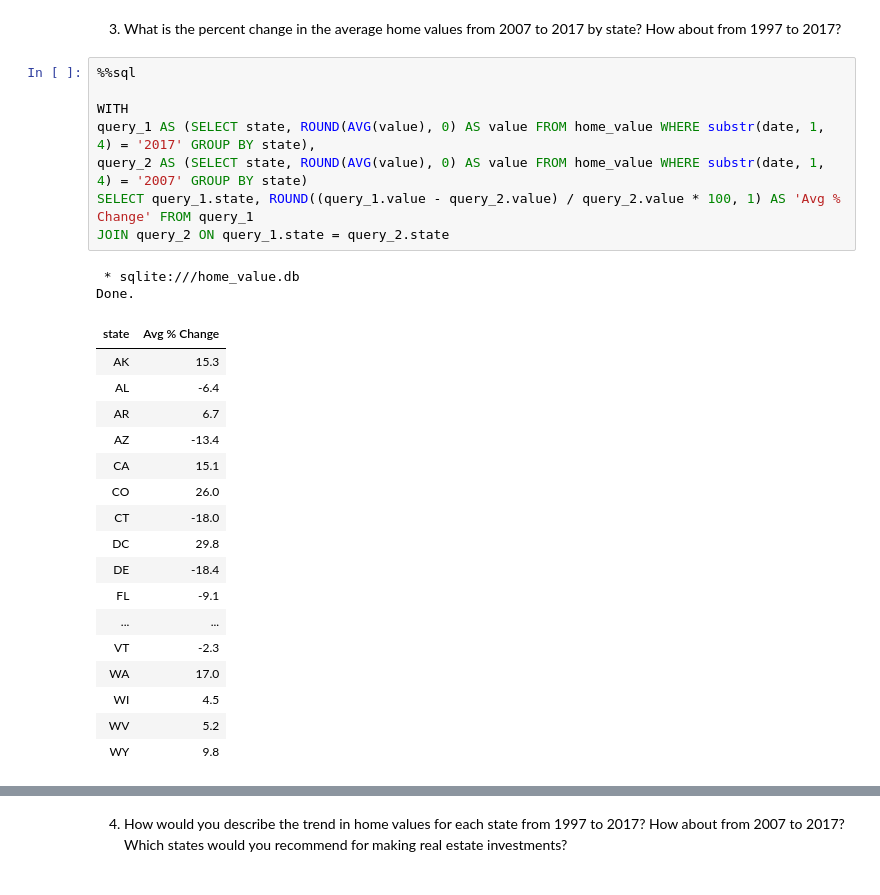
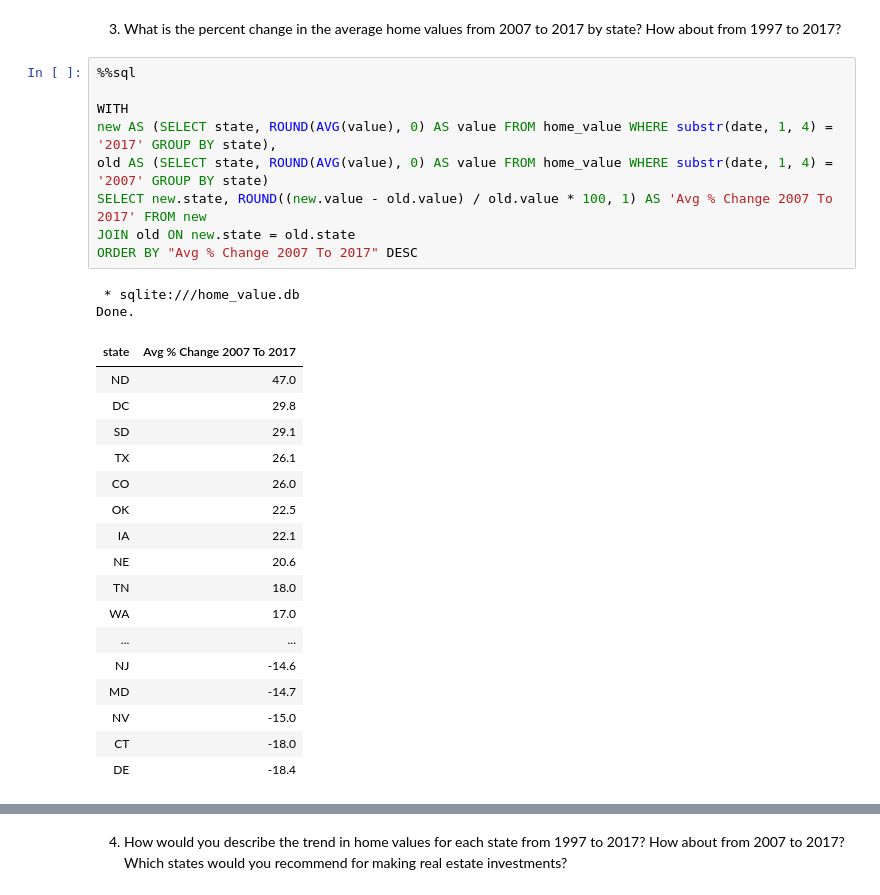
Before and after one commit to machar94/SQL-Challenges, a Jupyter notebook: Home-Value-Trends/home_value.ipynb, the cells around one changed output, grey strips where cells are left out. Drawn from its saved outputs; the diff is of its cells as text.

```diff
--- a/Home-Value-Trends/home_value.ipynb
+++ b/Home-Value-Trends/home_value.ipynb
@@ -210,28 +195,29 @@ Done.
 # %%
 %%sql
 
 WITH
-query_1 AS (SELECT state, ROUND(AVG(value), 0) AS value FROM home_value WHERE substr(date, 1, 4) = '2017' GROUP BY state),
-query_2 AS (SELECT state, ROUND(AVG(value), 0) AS value FROM home_value WHERE substr(date, 1, 4) = '2007' GROUP BY state)
-SELECT query_1.state, ROUND((query_1.value - query_2.value) / query_2.value * 100, 1) AS 'Avg % Change' FROM query_1
-JOIN query_2 ON query_1.state = query_2.state
+new AS (SELECT state, ROUND(AVG(value), 0) AS value FROM home_value WHERE substr(date, 1, 4) = '2017' GROUP BY state),
+old AS (SELECT state, ROUND(AVG(value), 0) AS value FROM home_value WHERE substr(date, 1, 4) = '2007' GROUP BY state)
+SELECT new.state, ROUND((new.value - old.value) / old.value * 100, 1) AS 'Avg % Change 2007 To 2017' FROM new
+JOIN old ON new.state = old.state
+ORDER BY "Avg % Change 2007 To 2017" DESC
 # %% [output]
  * sqlite:///home_value.db
 Done.
-| state | Avg % Change |
-| AK | 15.3 |
-| AL | -6.4 |
-| AR | 6.7 |
-| AZ | -13.4 |
-| CA | 15.1 |
+| state | Avg % Change 2007 To 2017 |
+| ND | 47.0 |
+| DC | 29.8 |
+| SD | 29.1 |
+| TX | 26.1 |
 | CO | 26.0 |
+| OK | 22.5 |
+| IA | 22.1 |
+| NE | 20.6 |
+| TN | 18.0 |
+| WA | 17.0 |
+| ... | ... |
+| NJ | -14.6 |
+| MD | -14.7 |
+| NV | -15.0 |
 | CT | -18.0 |
-| DC | 29.8 |
 | DE | -18.4 |
-| FL | -9.1 |
-| ... | ... |
-| VT | -2.3 |
-| WA | 17.0 |
-| WI | 4.5 |
-| WV | 5.2 |
-| WY | 9.8 |
```
Also changed, not shown: parts of 8 cells of this notebook.
